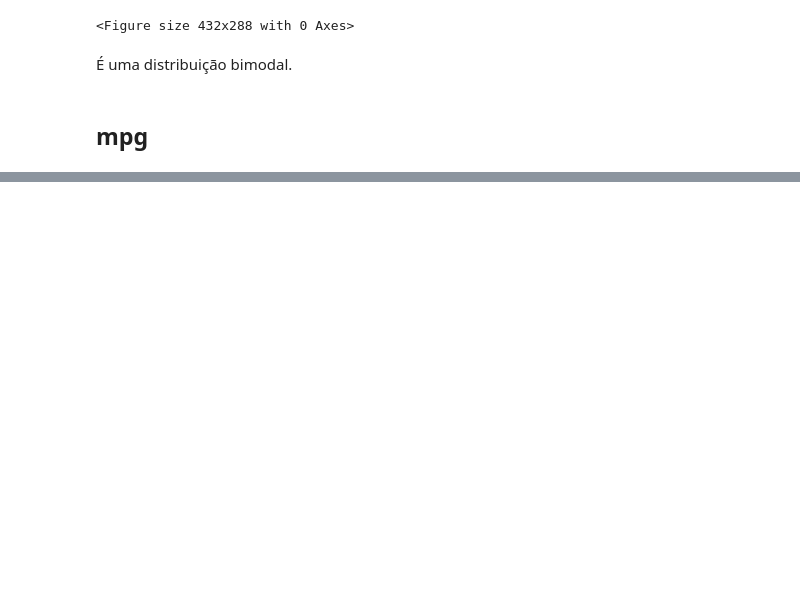
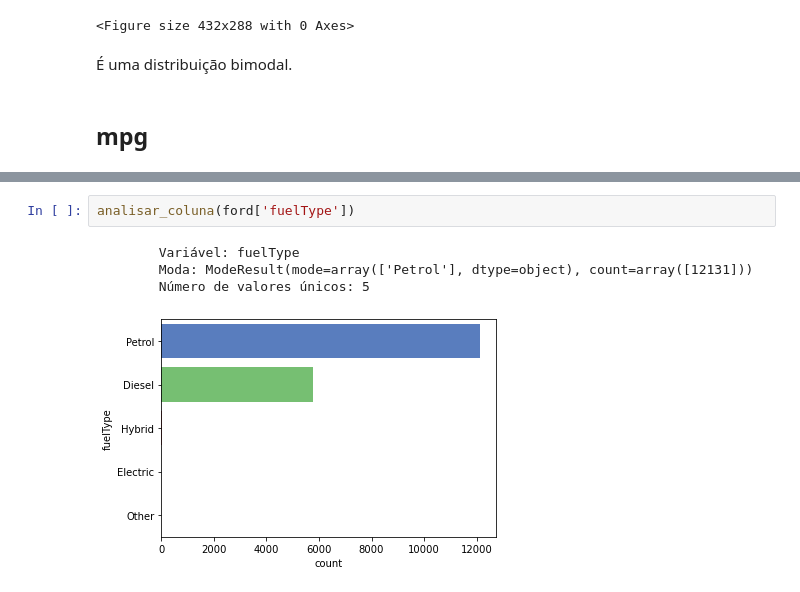
Before and after one commit to pedro-sgr/projeto-mep, a Jupyter notebook: mep.ipynb, the cells around one changed output, grey strips where cells are left out. Cells and saved outputs as stored; diff of their text form; blank space fills up the shorter version.

```diff
--- a/mep.ipynb
+++ b/mep.ipynb
@@ -553,0 +623,7 @@ analisar_coluna(ford['tax'])
+# %%
+analisar_coluna(ford['fuelType'])
+# %% [output]
+        Variável: fuelType
+        Moda: ModeResult(mode=array(['Petrol'], dtype=object), count=array([12131]))
+        Número de valores únicos: 5
+[figure, added]
```
Also changed, not shown: parts of 11 cells of this notebook.
